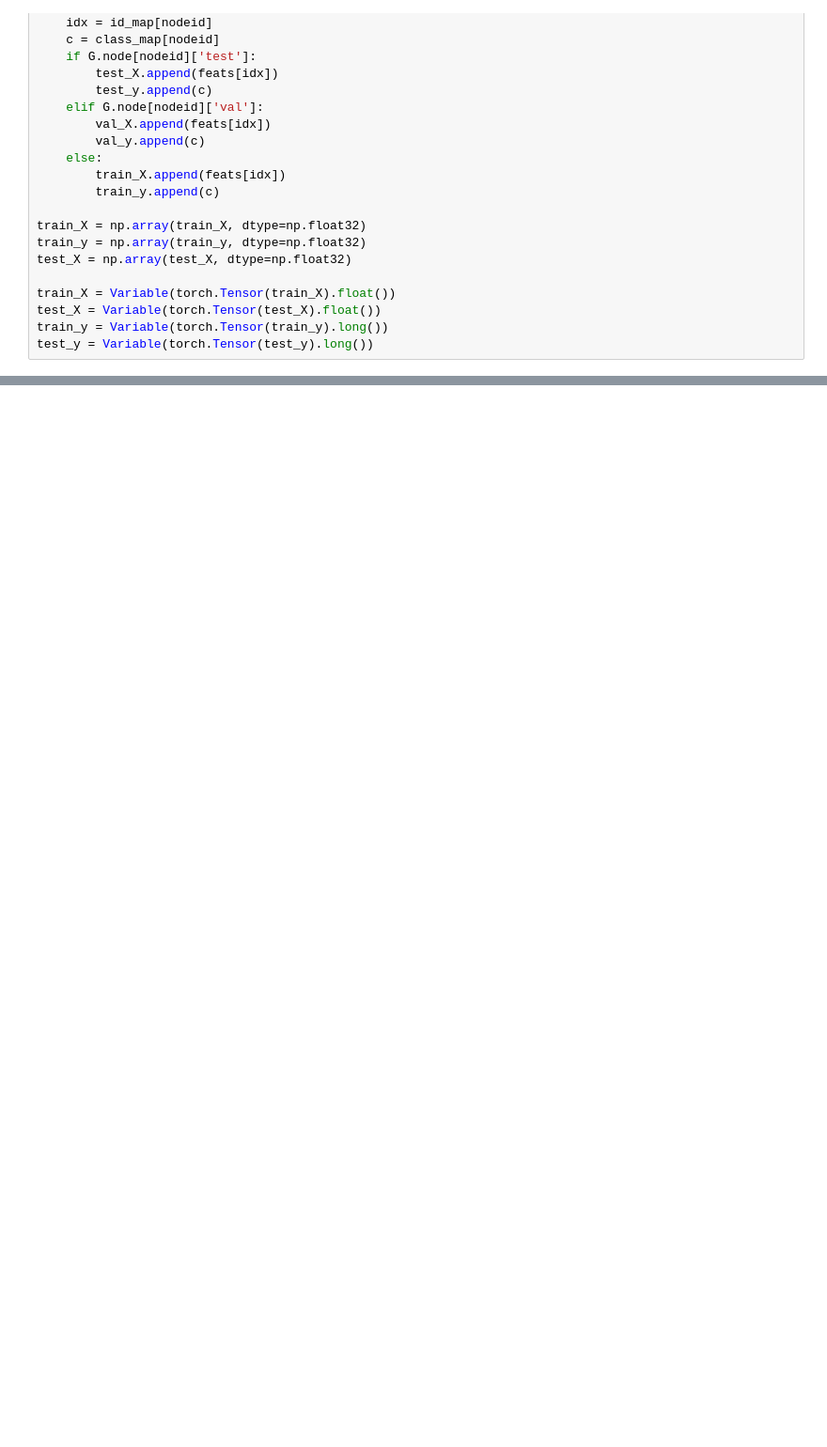
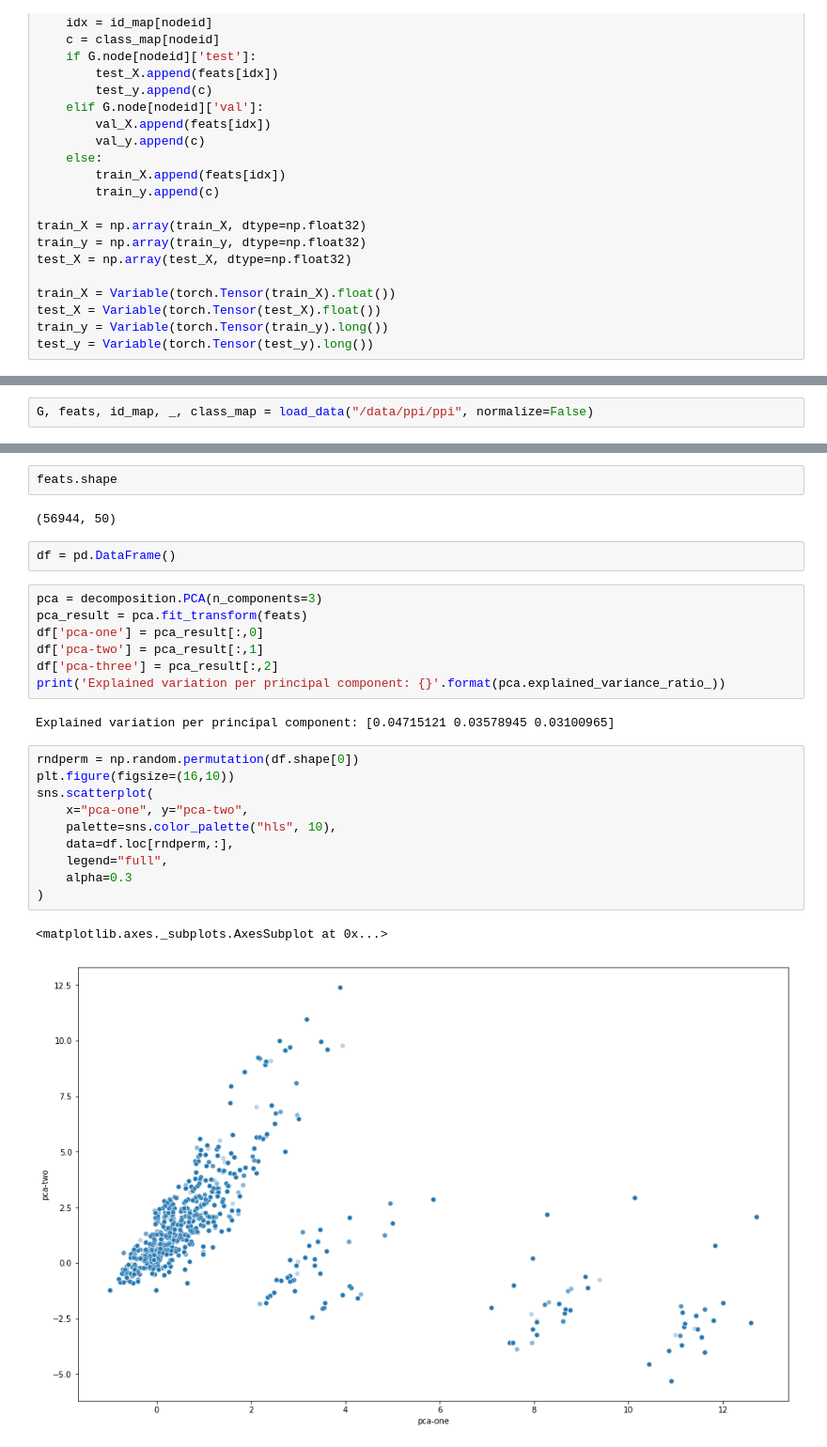
Before and after one commit to gear/GraphSAGE, a Jupyter notebook: notebooks/torch_nn.ipynb, the cells around one changed output, grey strips where cells are left out. Shown at 94% size. Saved outputs shown, nothing was run; the diff lists cells and outputs as text; blank space fills up the shorter version.

```diff
--- a/notebooks/torch_nn.ipynb
+++ b/notebooks/torch_nn.ipynb
@@ -172,0 +338,2 @@ def micro_f1(logits, labels):
+# %%
+G, feats, id_map, _, class_map = load_data("/data/ppi/ppi", normalize=False)
@@ -172,0 +467,28 @@ def micro_f1(logits, labels):
+# %%
+feats.shape
+# %% [output]
+(56944, 50)
+# %%
+df = pd.DataFrame()
+# %%
+pca = decomposition.PCA(n_components=3)
+pca_result = pca.fit_transform(feats)
+df['pca-one'] = pca_result[:,0]
+df['pca-two'] = pca_result[:,1]
+df['pca-three'] = pca_result[:,2]
+print('Explained variation per principal component: {}'.format(pca.explained_variance_ratio_))
+# %% [output]
+Explained variation per principal component: [0.04715121 0.03578945 0.03100965]
+# %%
+rndperm = np.random.permutation(df.shape[0])
+plt.figure(figsize=(16,10))
+sns.scatterplot(
+    x="pca-one", y="pca-two",
+    palette=sns.color_palette("hls", 10),
+    data=df.loc[rndperm,:],
+    legend="full",
+    alpha=0.3
+)
+# %% [output]
+<matplotlib.axes._subplots.AxesSubplot at 0x...>
+[figure, added]
```
Also changed, not shown: parts of 64 cells of this notebook, 5 other files.
